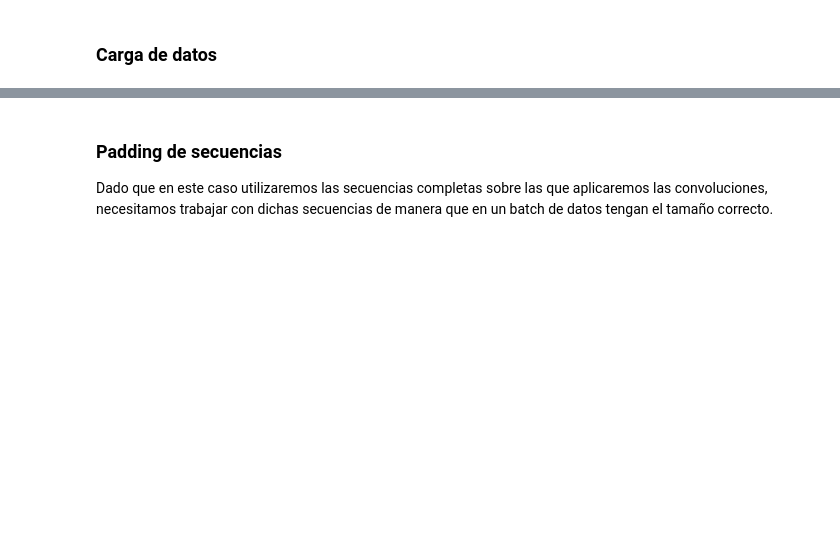
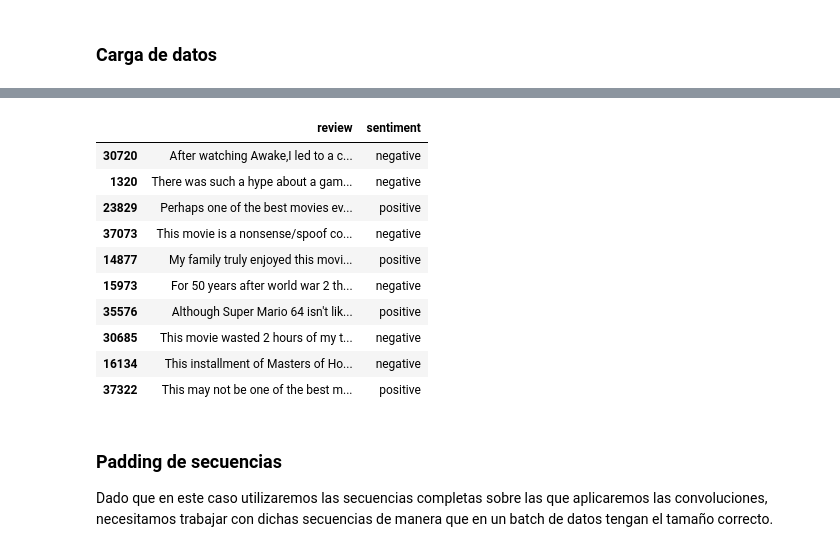
Before and after one commit to DiploDatos/AprendizajeProfundo, a Jupyter notebook: 5_cnns.ipynb, the cells around one changed output, grey strips where cells are left out. Saved outputs shown, nothing was run; the diff lists cells and outputs as text; code cells hidden in the pictures; blank space fills up the shorter version.

```diff
--- a/5_cnns.ipynb
+++ b/5_cnns.ipynb
@@ -206,9 +306,25 @@ class RawDataProcessor:
 # %%
-dataset = pd.read_csv("./data/imdb_reviews.csv.gz")
 preprocess = RawDataProcessor(dataset)
+#Separamos los datos de entrenamiento y test e instanciamos ambos conjuntos
 train_indices, test_indices = train_test_split(dataset.index, test_size=0.2, random_state=42)
-train_dataset = IMDBReviewsDataset(dataset.loc[train_indices].reset_index(drop=True), transform=preprocess)
-test_dataset = IMDBReviewsDataset(dataset.loc[test_indices].reset_index(drop=True), transform=preprocess)
+train_dataset = IMDBReviewsDataset(dataset.loc[train_indices].reset_index(drop=True),
+                                   transform=preprocess)
+test_dataset = IMDBReviewsDataset(dataset.loc[test_indices].reset_index(drop=True),
+                                  transform=preprocess)
+# %%
+train_dataset.dataset.sample(10)
+# %% [output]
+|  | review | sentiment |
+| 30720 | After watching Awake,I led to a c... | negative |
+| 1320 | There was such a hype about a gam... | negative |
+| 23829 | Perhaps one of the best movies ev... | positive |
+| 37073 | This movie is a nonsense/spoof co... | negative |
+| 14877 | My family truly enjoyed this movi... | positive |
+| 15973 | For 50 years after world war 2 th... | negative |
+| 35576 | Although Super Mario 64 isn't lik... | positive |
+| 30685 | This movie wasted 2 hours of my t... | negative |
+| 16134 | This installment of Masters of Ho... | negative |
+| 37322 | This may not be one of the best m... | positive |
 # %% [markdown]
 ### Padding de secuencias
 
```
Also changed, not shown: parts of 20 cells of this notebook.
